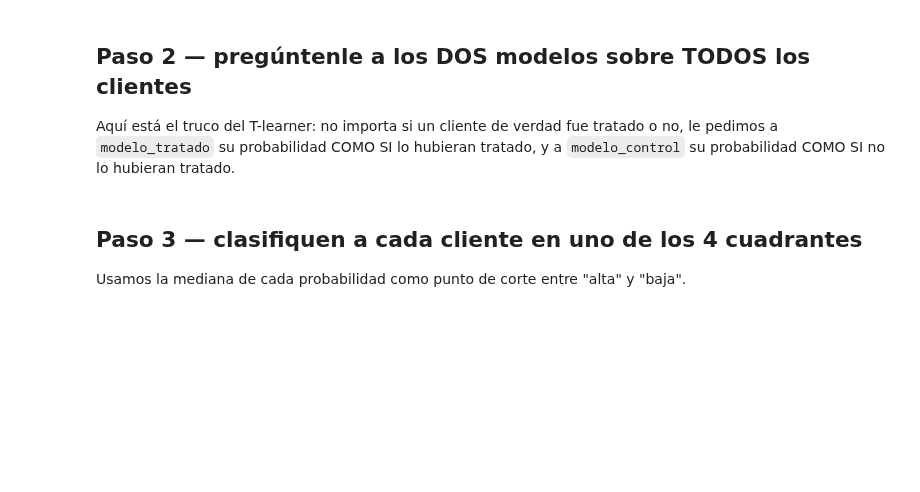
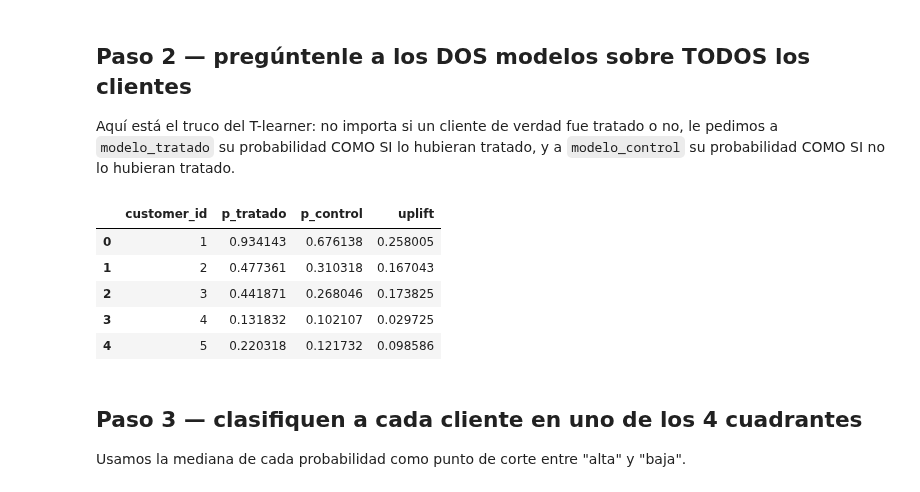
Before and after one commit to WalterVillatoro1204/marketing-analytics-walter-villatoro, a Jupyter notebook: Semana_3/breakout_3.ipynb, the cells around one changed output. Saved outputs shown, nothing was run; the diff lists cells and outputs as text; code cells hidden in the pictures; blank space fills up the shorter version.

```diff
--- a/Semana_3/breakout_3.ipynb
+++ b/Semana_3/breakout_3.ipynb
@@ -45,3 +67,11 @@ control.head()
 # TODO: entrenen los dos modelos del T-learner.
 # modelo_tratado   se entrena SOLO con las filas de "tratados" (X=FEATURES, y=responded_90d)
 # modelo_control  se entrena SOLO con las filas de "control"
+
+# 1. Entrenar el modelo de tratados (solo con filas de tratados)
+modelo_tratado = LogisticRegression(max_iter=1000)
+modelo_tratado.fit(tratados[FEATURES], tratados["responded_90d"])
+
+# 2. Entrenar el modelo de control (solo con filas de control)
+modelo_control = LogisticRegression(max_iter=1000)
+modelo_control.fit(control[FEATURES], control["responded_90d"])
@@ -54,9 +86,26 @@ probabilidad COMO SI no lo hubieran tratado.
 # %%
 X_todos = df[FEATURES]
 
 # TODO: calculen p_tratado (probabilidad de responder según modelo_tratado) y
 # p_control (probabilidad de responder según modelo_control) para TODOS los clientes.
 # Pista: modelo.predict_proba(X_todos)[:, 1] les da la probabilidad de la clase 1.
+
+# Estimar la probabilidad contrafactual de respuesta para TODOS los clientes
+df["p_tratado"] = modelo_tratado.predict_proba(X_todos)[:, 1]
+df["p_control"] = modelo_control.predict_proba(X_todos)[:, 1]
+
+# Calcular el uplift individual: P(compra | contacto) - P(compra | no contacto)
+df["uplift"] = df["p_tratado"] - df["p_control"]
+
+# Vista previa para validar que se crearon las columnas necesarias para el Paso 3
+df[["customer_id", "p_tratado", "p_control", "uplift"]].head()
+# %% [output]
+|  | customer_id | p_tratado | p_control | uplift |
+| 0 | 1 | 0.934143 | 0.676138 | 0.258005 |
+| 1 | 2 | 0.477361 | 0.310318 | 0.167043 |
+| 2 | 3 | 0.441871 | 0.268046 | 0.173825 |
+| 3 | 4 | 0.131832 | 0.102107 | 0.029725 |
+| 4 | 5 | 0.220318 | 0.121732 | 0.098586 |
 # %% [markdown]
 ## Paso 3 — clasifiquen a cada cliente en uno de los 4 cuadrantes
 
```
Also changed, not shown: parts of 12 cells of this notebook.
